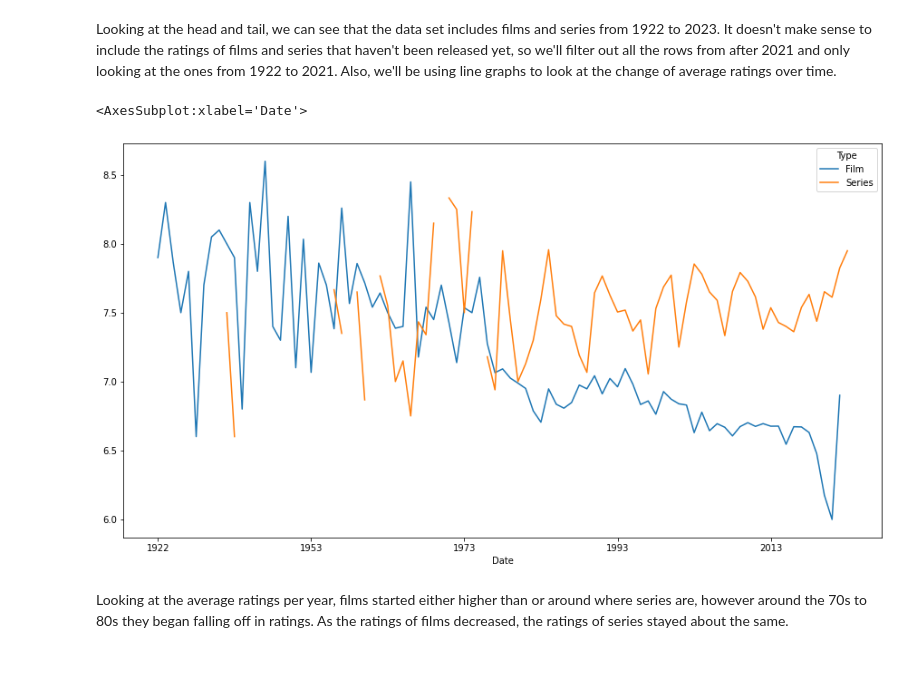
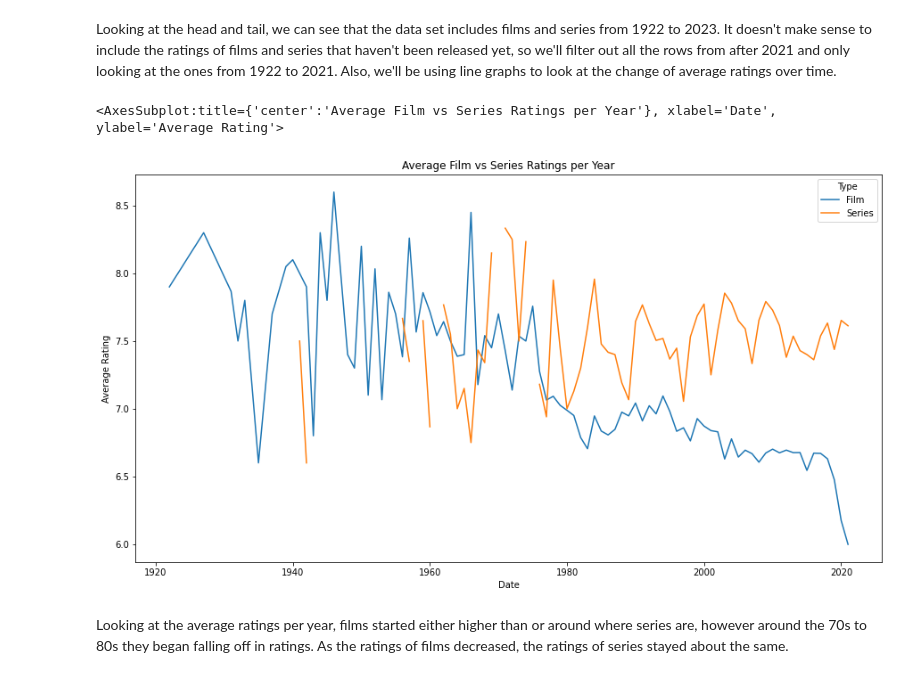
Before and after one commit to JTFin/CSCI2000U-Project, a Jupyter notebook: Stuff/CMillar_Project_Stuff(Revised).ipynb, the cells around one changed output. Drawn from its saved outputs; the diff is of its cells as text; code cells hidden in the pictures.

```diff
--- a/Stuff/CMillar_Project_Stuff(Revised).ipynb
+++ b/Stuff/CMillar_Project_Stuff(Revised).ipynb
@@ -18,9 +18,15 @@ import json
 import pandas as pd
 
 df = pd.DataFrame(data)
+#removing duplicates
 df = df.drop_duplicates()
+
+#removing empty ratings
 dfRates = df.loc[df['Rate']!= 'No Rate']
+#converting ratings to float and dates to int so that operations can be performed on them
 dfRates['Rate'] = dfRates['Rate'].astype(float)
+dfRates['Date'] = dfRates['Date'].astype(int)
+#gets total number of movies and tv shows
 dfRates['Type'].value_counts()
 # %% [output]
 A value is trying to be set on a copy of a slice from a DataFrame.
@@ -62,13 +73,14 @@ dfRates
 Looking at the head and tail, we can see that the data set includes films and series from 1922 to 2023. It doesn't make sense to include the ratings of films and series that haven't been released yet, so we'll filter out all the rows from after 2021 and only looking at the ones from 1922 to 2021. Also, we'll be using line graphs to look at the change of average ratings over time.
 # %%
 #remove ratings after 2021
-dfRates = dfRates.loc[dfRates['Rate']<= 2021]
+dfRates = dfRates.loc[dfRates['Date']<= 2021]
 #get pivot table of reviews over time
 df_pivot = pd.pivot_table(data=dfRates, values='Rate', index=['Date'], columns=['Type'], aggfunc='mean')
-df_pivot.plot(kind='line', figsize = (15,8))
+#Generate plot
+df_pivot.plot(kind='line', figsize = (15,8), title='Average Film vs Series Ratings per Year', ylabel='Average Rating')
 # %% [output]
-<AxesSubplot:xlabel='Date'>
+<AxesSubplot:title={'center':'Average Film vs Series Ratings per Year'}, xlabel='Date', ylabel='Average Rating'>
-[figure, old version]
+[figure, new version]
 # %% [markdown]
 Looking at the average ratings per year, films started either higher than or around where series are, however around the 70s to 80s they began falling off in ratings. As the ratings of films decreased, the ratings of series stayed about the same.
 # %%
```
Also changed, not shown: parts of 7 cells of this notebook.
